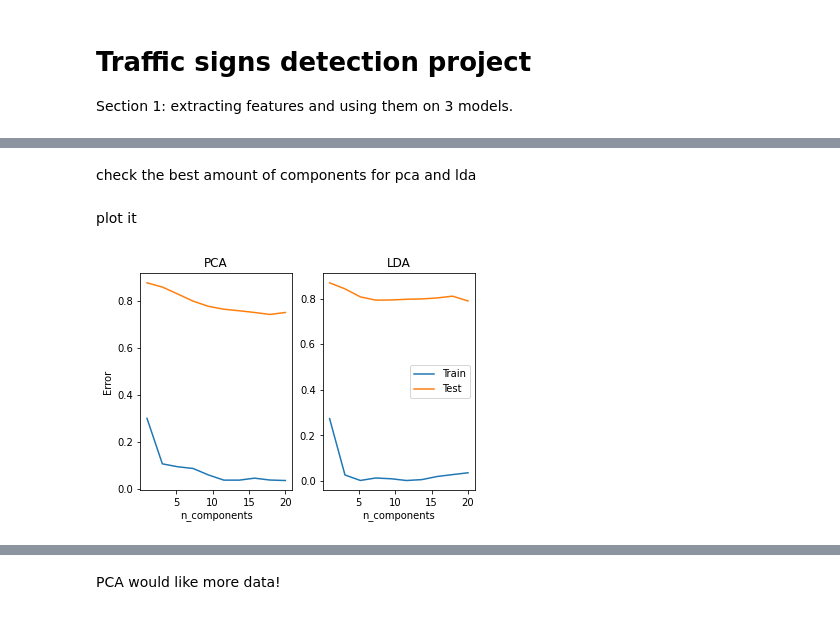
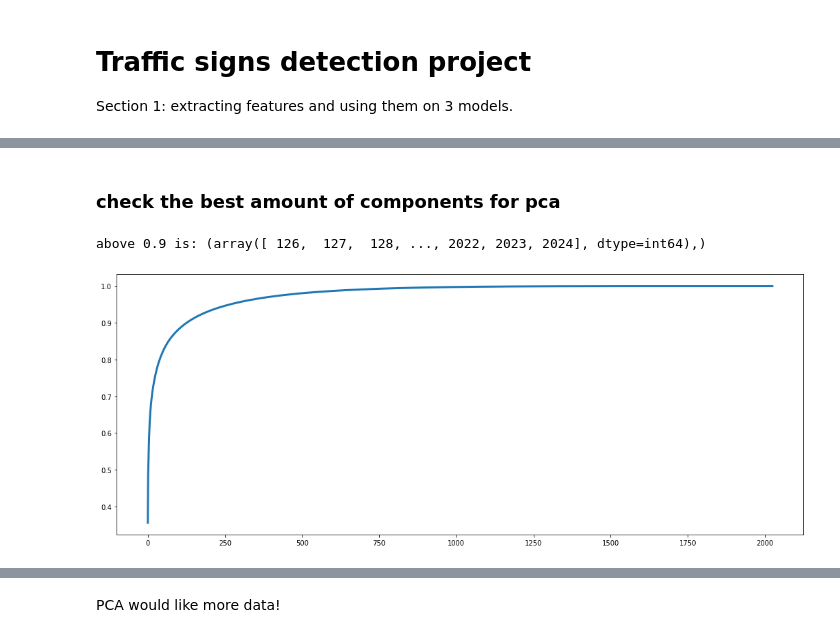
Before and after one commit to bercoHack/Sign-detection, a Jupyter notebook: first.ipynb, the cells around one changed output, grey strips where cells are left out. Drawn from its saved outputs; the diff is of its cells as text; code cells hidden in the pictures.

```diff
--- a/first.ipynb
+++ b/first.ipynb
@@ -75,4 +80,4 @@ for i in range(58):
     for k in range(arr.count(i)):
         Test_classes.append(i)
 # %% [markdown]
-check the best amount of components for pca and lda
+### check the best amount of components for pca
@@ -109,32 +84,10 @@ for i in range(1,21,2):
-# %% [markdown]
-plot it
-# %%
-x = np.linspace(1, 20, 10)
-y1 = np.polyfit(x, Model_trainErr_PCA, 6)
-p1 = np.poly1d(y1)
-y2 = np.polyfit(x, Model_testErr_PCA, 6)
-p2 = np.poly1d(y2)
-
-y3 = np.polyfit(x, Model_trainErr_LDA, 6)
-p3 = np.poly1d(y3)
-y4 = np.polyfit(x, Model_testErr_LDA, 6)
-p4 = np.poly1d(y4)
-
-plt.subplot(1, 2, 1)
-plt.plot(x, p1(x), label="Train")
-plt.plot(x, p2(x), label="Test")
-plt.title("PCA")
-plt.xlabel("n_components")
-plt.ylabel("Error")
-
-plt.subplot(1, 2, 2) # index 2
-plt.plot(x, p3(x), label="Train")
-plt.plot(x, p4(x), label="Test")
-plt.title("LDA")
-plt.xlabel("n_components")
-
-
-plt.legend(loc="best")
-plt.show()
-# %% [output]
-[figure, removed]
+# %%
+pca = PCA().fit(train)
+plt.figure(figsize=(18, 7))
+#lw stands for line width
+plt.plot(pca.explained_variance_ratio_.cumsum(), lw=3)
+#cumsum stands for the sum of the variances by this point so when it is above .95 it will be about enough
+print("above 0.9 is:",np.where(pca.explained_variance_ratio_.cumsum() > 0.9))
+# %% [output]
+above 0.9 is: (array([ 126,  127,  128, ..., 2022, 2023, 2024], dtype=int64),)
+[figure, added]
```
Also changed, not shown: parts of 24 cells of this notebook, 6 other files.
